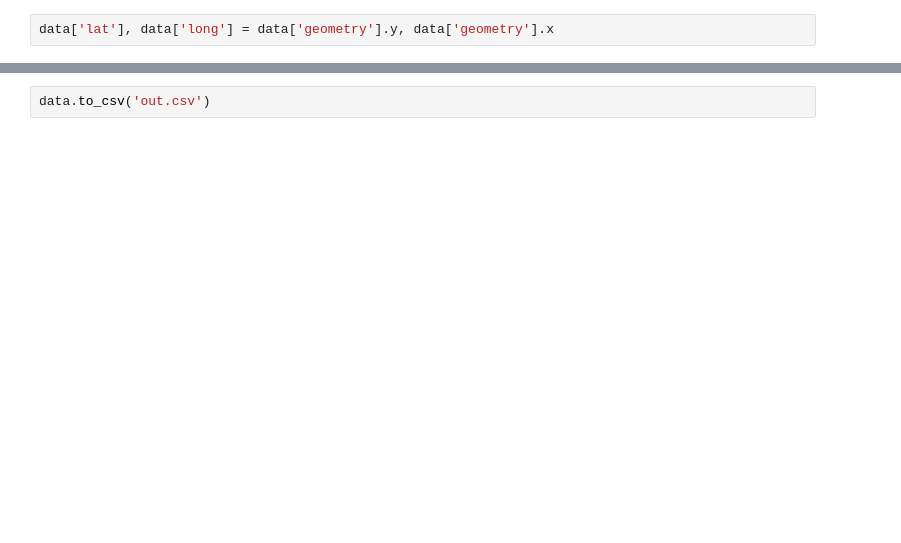
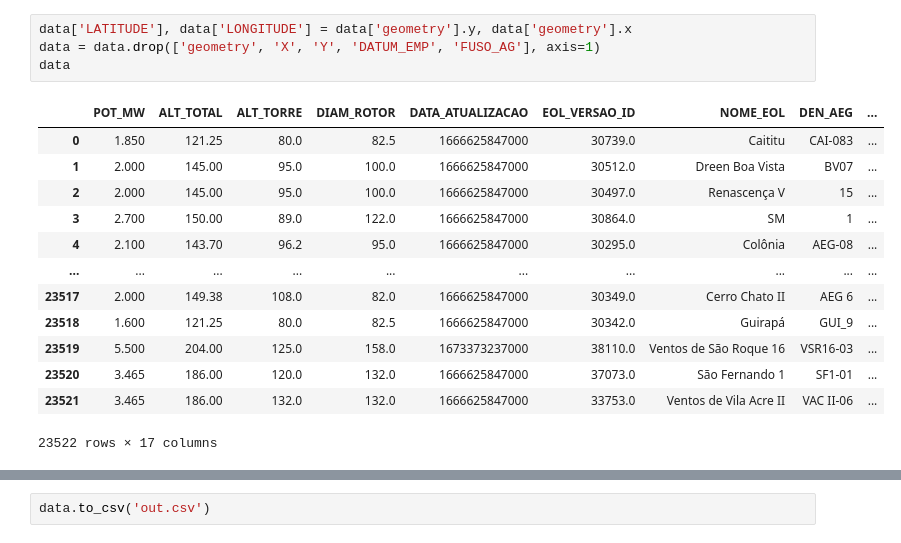
Before and after one commit to mariofilho281/case_cdv, a Jupyter notebook: main.ipynb, the cells around one changed output, grey strips where cells are left out. Cells and saved outputs as stored; diff of their text form; blank space fills up the shorter version.

```diff
--- a/main.ipynb
+++ b/main.ipynb
@@ -67,2 +97,18 @@ data
 # %%
-data['lat'], data['long'] = data['geometry'].y, data['geometry'].x
+data['LATITUDE'], data['LONGITUDE'] = data['geometry'].y, data['geometry'].x
+data = data.drop(['geometry', 'X', 'Y', 'DATUM_EMP', 'FUSO_AG'], axis=1)
+data
+# %% [output]
+|  | POT_MW | ALT_TOTAL | ALT_TORRE | DIAM_ROTOR | DATA_ATUALIZACAO | EOL_VERSAO_ID | NOME_EOL | DEN_AEG | ... |
+| 0 | 1.850 | 121.25 | 80.0 | 82.5 | 1666625847000 | 30739.0 | Caititu | CAI-083 | ... |
+| 1 | 2.000 | 145.00 | 95.0 | 100.0 | 1666625847000 | 30512.0 | Dreen Boa Vista | BV07 | ... |
+| 2 | 2.000 | 145.00 | 95.0 | 100.0 | 1666625847000 | 30497.0 | Renascença V | 15 | ... |
+| 3 | 2.700 | 150.00 | 89.0 | 122.0 | 1666625847000 | 30864.0 | SM | 1 | ... |
+| 4 | 2.100 | 143.70 | 96.2 | 95.0 | 1666625847000 | 30295.0 | Colônia | AEG-08 | ... |
+| ... | ... | ... | ... | ... | ... | ... | ... | ... | ... |
+| 23517 | 2.000 | 149.38 | 108.0 | 82.0 | 1666625847000 | 30349.0 | Cerro Chato II | AEG 6 | ... |
+| 23518 | 1.600 | 121.25 | 80.0 | 82.5 | 1666625847000 | 30342.0 | Guirapá | GUI_9 | ... |
+| 23519 | 5.500 | 204.00 | 125.0 | 158.0 | 1673373237000 | 38110.0 | Ventos de São Roque 16 | VSR16-03 | ... |
+| 23520 | 3.465 | 186.00 | 120.0 | 132.0 | 1666625847000 | 37073.0 | São Fernando 1 | SF1-01 | ... |
+| 23521 | 3.465 | 186.00 | 132.0 | 132.0 | 1666625847000 | 33753.0 | Ventos de Vila Acre II | VAC II-06 | ... |
+23522 rows × 17 columns
```
Also changed, not shown: parts of 74 cells of this notebook, 1 other file.
